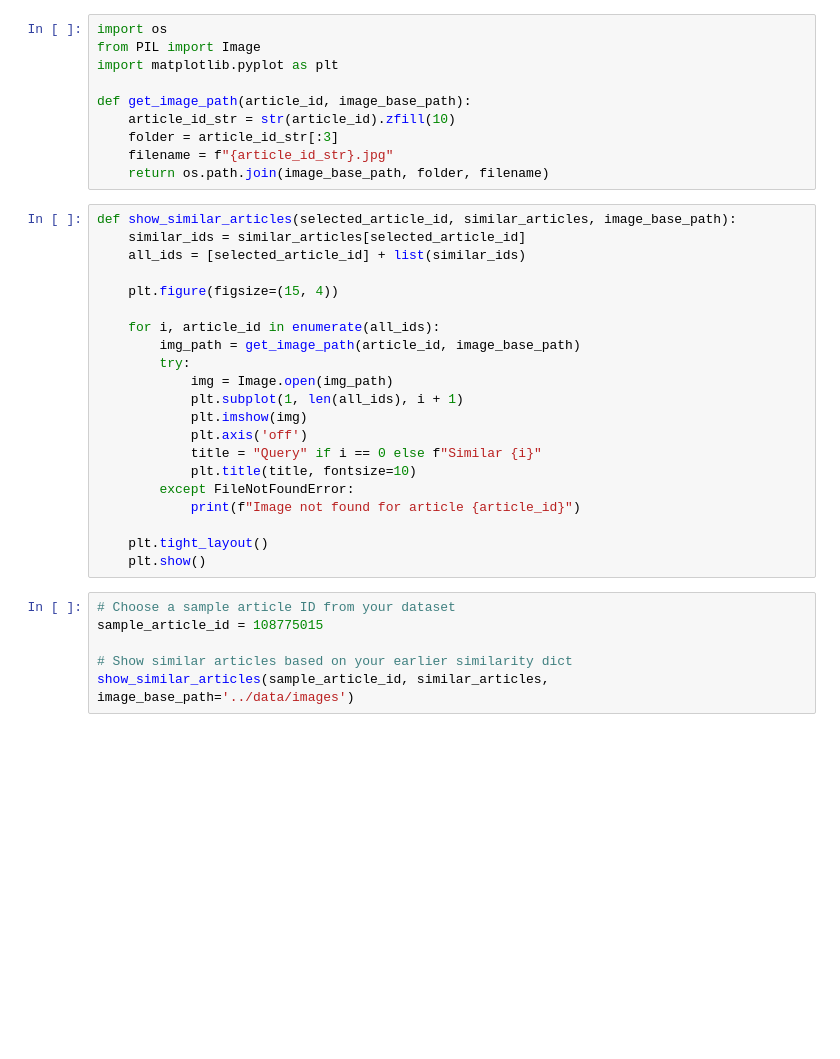
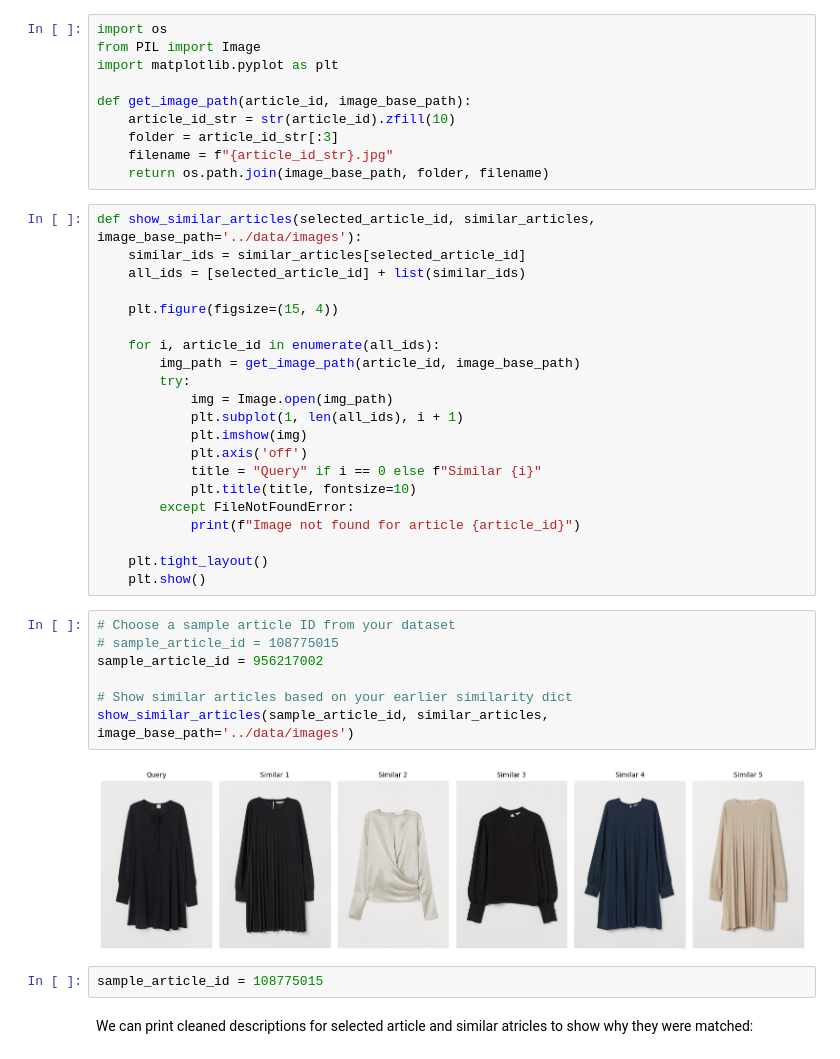
Before and after one commit to parisrahmani/HM-NLP-Recommender, a Jupyter notebook: notebooks/02-ContentBaseRecommendation.ipynb, the cells around one changed output. Drawn from its saved outputs; the diff is of its cells as text; blank space fills up the shorter version.

```diff
--- a/notebooks/02-ContentBaseRecommendation.ipynb
+++ b/notebooks/02-ContentBaseRecommendation.ipynb
@@ -154,7 +189,7 @@ def get_image_path(article_id, image_base_path):
     filename = f"{article_id_str}.jpg"
     return os.path.join(image_base_path, folder, filename)
 # %%
-def show_similar_articles(selected_article_id, similar_articles, image_base_path):
+def show_similar_articles(selected_article_id, similar_articles,  image_base_path='../data/images'):
     similar_ids = similar_articles[selected_article_id]
     all_ids = [selected_article_id] + list(similar_ids)
 
@@ -176,7 +211,14 @@ def show_similar_articles(selected_article_id, similar_articles, image_base_path
     plt.show()
 # %%
 # Choose a sample article ID from your dataset
-sample_article_id = 108775015
+# sample_article_id = 108775015
+sample_article_id = 956217002
 
 # Show similar articles based on your earlier similarity dict
 show_similar_articles(sample_article_id, similar_articles, image_base_path='../data/images')
+# %% [output]
+[figure, added]
+# %%
+sample_article_id = 108775015
+# %% [markdown]
+We can print cleaned descriptions for selected article and similar atricles to show why they were matched:
```
Also changed, not shown: parts of 32 cells of this notebook.
